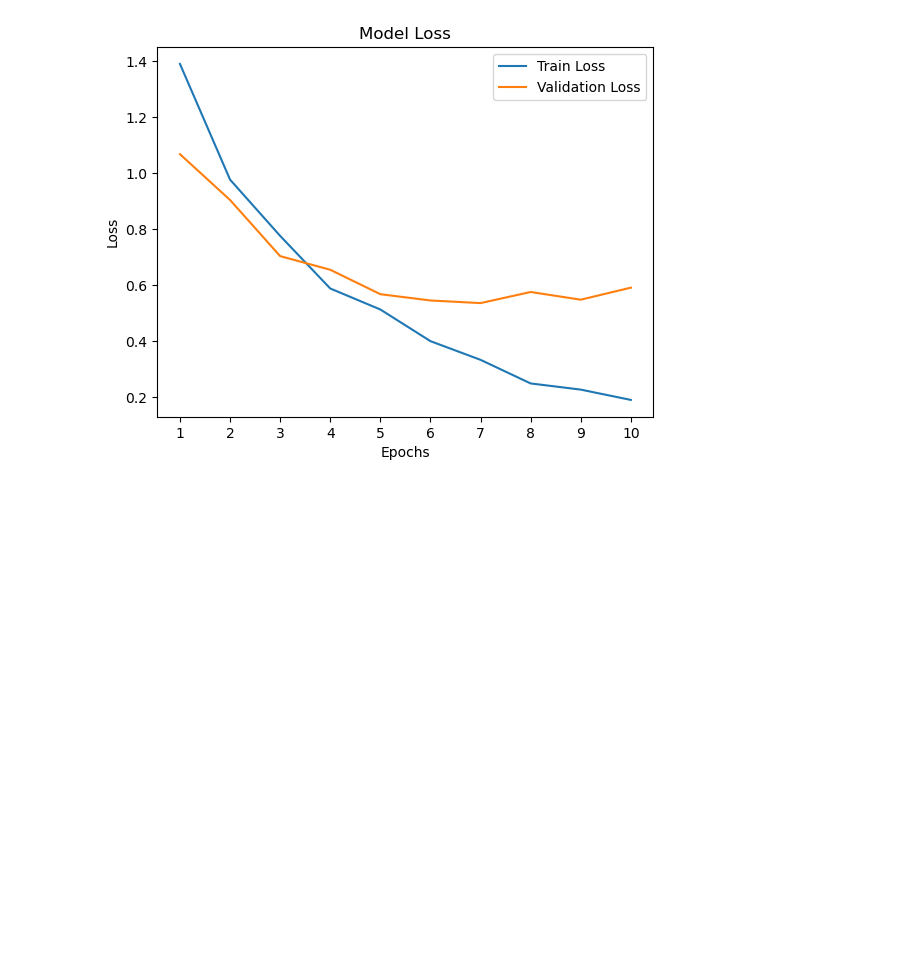
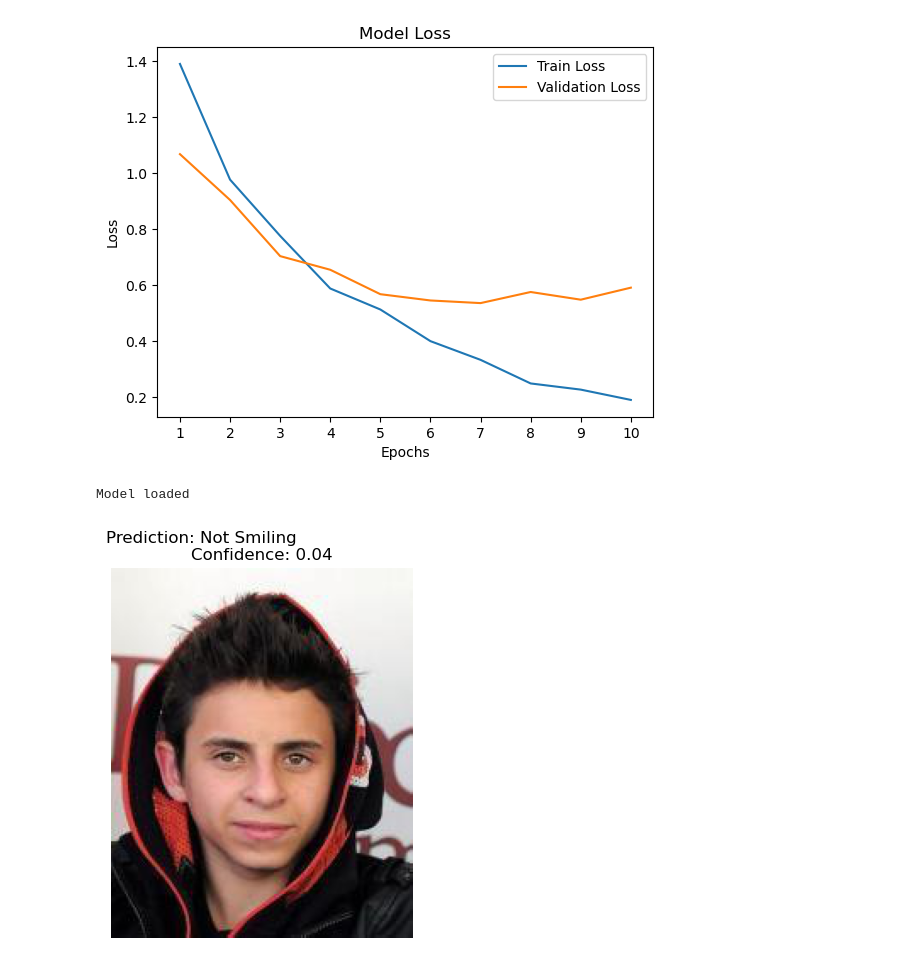
Before and after one commit to JPolakow/Image_Classification_With_TensorFlow, a Jupyter notebook: JonathanPolakow_ST10081881_PDAN8412_POE.ipynb, the cells around one changed output. Drawn from its saved outputs; the diff is of its cells as text; code cells hidden in the pictures; blank space fills up the shorter version.

Commit message:
Improved the models, comments, structure, and added user input

```diff
--- a/JonathanPolakow_ST10081881_PDAN8412_POE.ipynb
+++ b/JonathanPolakow_ST10081881_PDAN8412_POE.ipynb
@@ -905,3 +935,64 @@ Test Accuracy: 0.8700
 ###############################################################################################################################################################
 #----------------------------------------------------------------------USER INPUT------------------------------------------------------------------------------
 ###############################################################################################################################################################
+# %%
+#User input
+#Tries to use alot of try-catches as code will break when dealing with user inputs
+#The logic is the same as the logic used in the pipeline, get a file path, process it, give it to the model, evaluate
+
+#An interesting problem found when testing the user input, was that it was very inaccurate with images not taken from the same origin dataset (images not used in the 100,000 used to train, validation and test).
+#With more time to test and play with the code and the images it may be possible to figure out why this is.
+#The leading hypothesis is that it is the image properties such as dimensions, aspect ratio, resolution and zoom on the person that causes the problems. Thus it is recommended to use the default option.
+#As the user input was included as a cool and interesting extra addition and not part of the assignments instructions this problem was not explored further.
+
+#Try load model
+try:
+    #Load model
+    model = load_model('ST10081881_best_model.keras')
+    print("Model loaded")
+    error = False #used to tell the code if the image is valid or not
+
+    #Try to get the image file path
+    try:
+        #Get a random image from outside the range used in any of the models
+        random_image_ID = random.randint(110000, 200000)
+        default_path = f"images\{random_image_ID}.jpg"
+
+        #Ask the user for an image path
+        file_path = input(f"Enter the path to a .jpg image (enter nothing if you with to use a random image):").strip()
+
+        #If not file path was given use the default path
+        if not file_path:
+            file_path = default_path
+        #If a file path was given ensure it is a jpg
+        if not file_path.endswith('.jpg'):
+            print("Error: Please use a jpg image.")
+            error = True
+
+        #If the file path is valid use it
+        if error == False:
+            #Load and process the image in the same manner that the images used in the pipeline are
+            img = tf.io.read_file(file_path)
+            img = tf.io.decode_jpeg(img, channels=3)
+            img = tf.image.resize(img, [128, 128])
+            img = img / 255.0
+
+            #Predict using imported model
+            img_array = tf.expand_dims(img, axis=0) #A third dimension needs to be added for image classification
+            prediction = model(img_array, training=False)
+            prediction = prediction.numpy().flatten()[0] #Get the first result
+
+            #Display image and predicted class
+            plt.imshow(np.array(Image.open(file_path)))
+            plt.axis('off')
+            plt.title(f"Prediction: {'Smiling' if prediction > 0.5 else 'Not Smiling'} \
+                      \nConfidence: {prediction:.2f}")
+            plt.show()
+
+    except Exception as e:
+        print(f"An error occurred: {e}")
+except Exception as e:
+    print("Error loading model:", e)
+# %% [output]
+Model loaded
+[figure, added]
```
Also changed, not shown: parts of 11 cells of this notebook.
